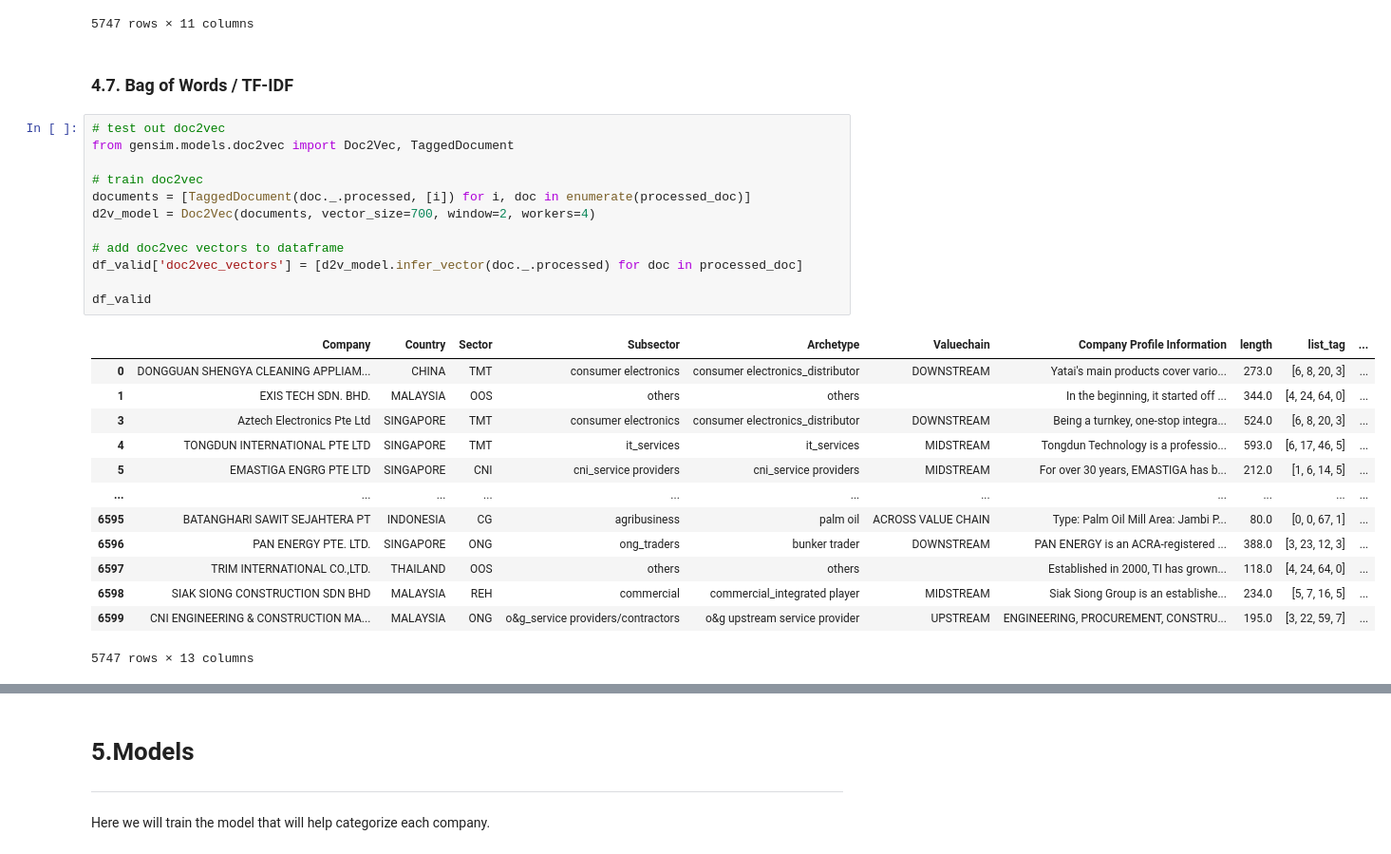
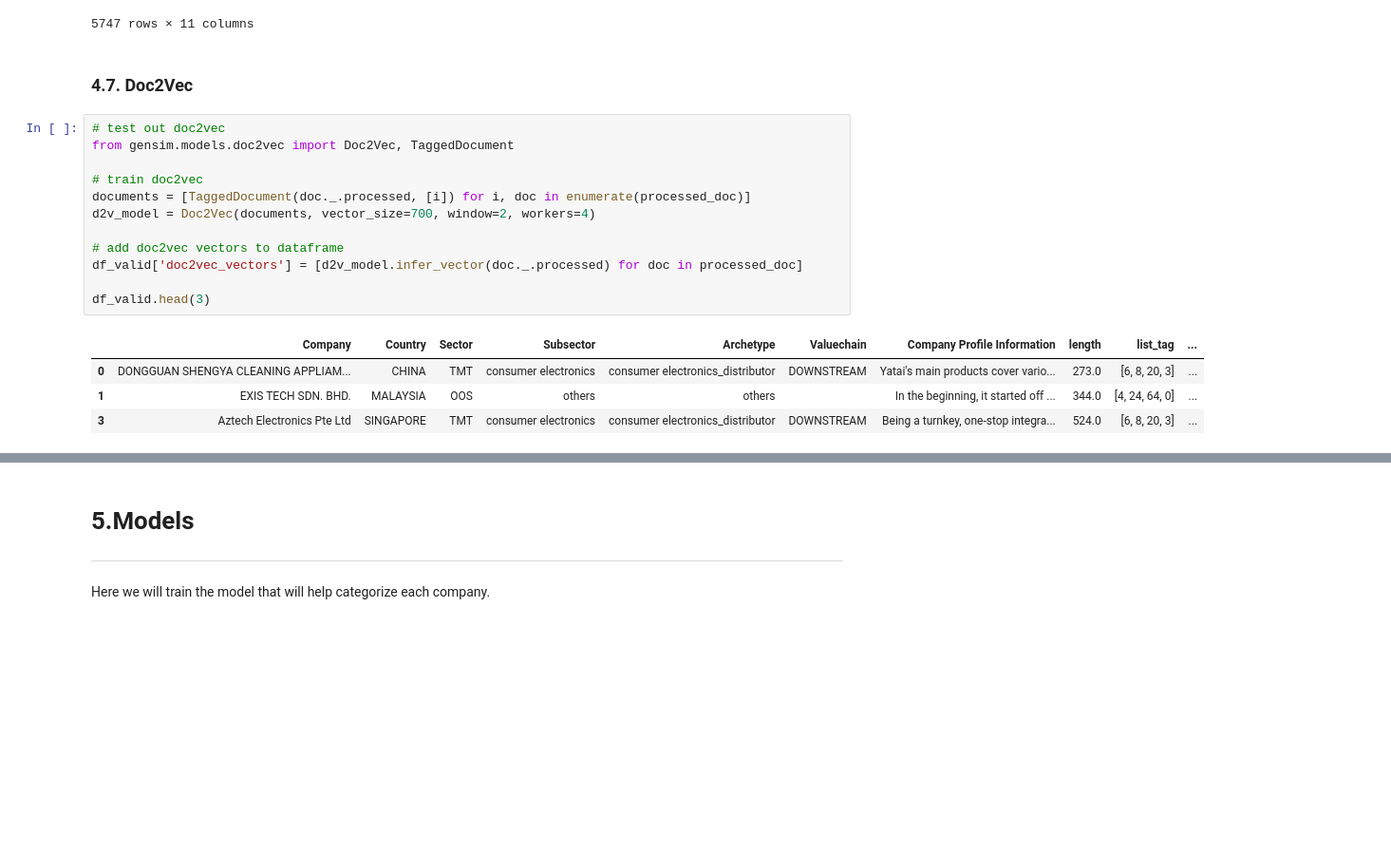
Before and after one commit to ngzhankang/finalYearProjectUOB, a Jupyter notebook: training/NLP_MLP_Multilabel.ipynb, the cells around one changed output, grey strips where cells are left out. Shown at 95% size. Saved outputs shown, nothing was run; the diff lists cells and outputs as text; blank space fills up the shorter version.

```diff
--- a/training/NLP_MLP_Multilabel.ipynb
+++ b/training/NLP_MLP_Multilabel.ipynb
@@ -784,30 +802,21 @@ df_valid
 | 6599 | CNI ENGINEERING & CONSTRUCTION MA... | MALAYSIA | ONG | o&g_service providers/contractors | o&g upstream service provider | UPSTREAM | ENGINEERING, PROCUREMENT, CONSTRU... | 195.0 | [3, 22, 59, 7] | ... |
 5747 rows × 11 columns
 # %% [markdown]
-### 4.7. Bag of Words / TF-IDF
+### 4.7. Doc2Vec
 # %%
 # test out doc2vec
 from gensim.models.doc2vec import Doc2Vec, TaggedDocument
 
 # train doc2vec
 documents = [TaggedDocument(doc._.processed, [i]) for i, doc in enumerate(processed_doc)]
 d2v_model = Doc2Vec(documents, vector_size=700, window=2, workers=4)
 
 # add doc2vec vectors to dataframe
 df_valid['doc2vec_vectors'] = [d2v_model.infer_vector(doc._.processed) for doc in processed_doc]
 
-df_valid
+df_valid.head(3)
 # %% [output]
 |  | Company | Country | Sector | Subsector | Archetype | Valuechain | Company Profile Information | length | list_tag | ... |
 | 0 | DONGGUAN SHENGYA CLEANING APPLIAM... | CHINA | TMT | consumer electronics | consumer electronics_distributor | DOWNSTREAM | Yatai's main products cover vario... | 273.0 | [6, 8, 20, 3] | ... |
 | 1 | EXIS TECH SDN. BHD. | MALAYSIA | OOS | others | others |  | In the beginning, it started off ... | 344.0 | [4, 24, 64, 0] | ... |
 | 3 | Aztech Electronics Pte Ltd | SINGAPORE | TMT | consumer electronics | consumer electronics_distributor | DOWNSTREAM | Being a turnkey, one-stop integra... | 524.0 | [6, 8, 20, 3] | ... |
-| 4 | TONGDUN INTERNATIONAL PTE LTD | SINGAPORE | TMT | it_services | it_services | MIDSTREAM | Tongdun Technology is a professio... | 593.0 | [6, 17, 46, 5] | ... |
-| 5 | EMASTIGA ENGRG PTE LTD | SINGAPORE | CNI | cni_service providers | cni_service providers | MIDSTREAM | For over 30 years, EMASTIGA has b... | 212.0 | [1, 6, 14, 5] | ... |
-| ... | ... | ... | ... | ... | ... | ... | ... | ... | ... | ... |
-| 6595 | BATANGHARI SAWIT SEJAHTERA PT | INDONESIA | CG | agribusiness | palm oil | ACROSS VALUE CHAIN | Type: Palm Oil Mill Area: Jambi P... | 80.0 | [0, 0, 67, 1] | ... |
-| 6596 | PAN ENERGY PTE. LTD. | SINGAPORE | ONG | ong_traders | bunker trader | DOWNSTREAM | PAN ENERGY is an ACRA-registered ... | 388.0 | [3, 23, 12, 3] | ... |
-| 6597 | TRIM INTERNATIONAL CO.,LTD. | THAILAND | OOS | others | others |  | Established in 2000, TI has grown... | 118.0 | [4, 24, 64, 0] | ... |
-| 6598 | SIAK SIONG CONSTRUCTION SDN BHD | MALAYSIA | REH | commercial | commercial_integrated player | MIDSTREAM | Siak Siong Group is an establishe... | 234.0 | [5, 7, 16, 5] | ... |
-| 6599 | CNI ENGINEERING & CONSTRUCTION MA... | MALAYSIA | ONG | o&g_service providers/contractors | o&g upstream service provider | UPSTREAM | ENGINEERING, PROCUREMENT, CONSTRU... | 195.0 | [3, 22, 59, 7] | ... |
-5747 rows × 13 columns
```
Also changed, not shown: parts of 13 cells of this notebook, 2 other files.
